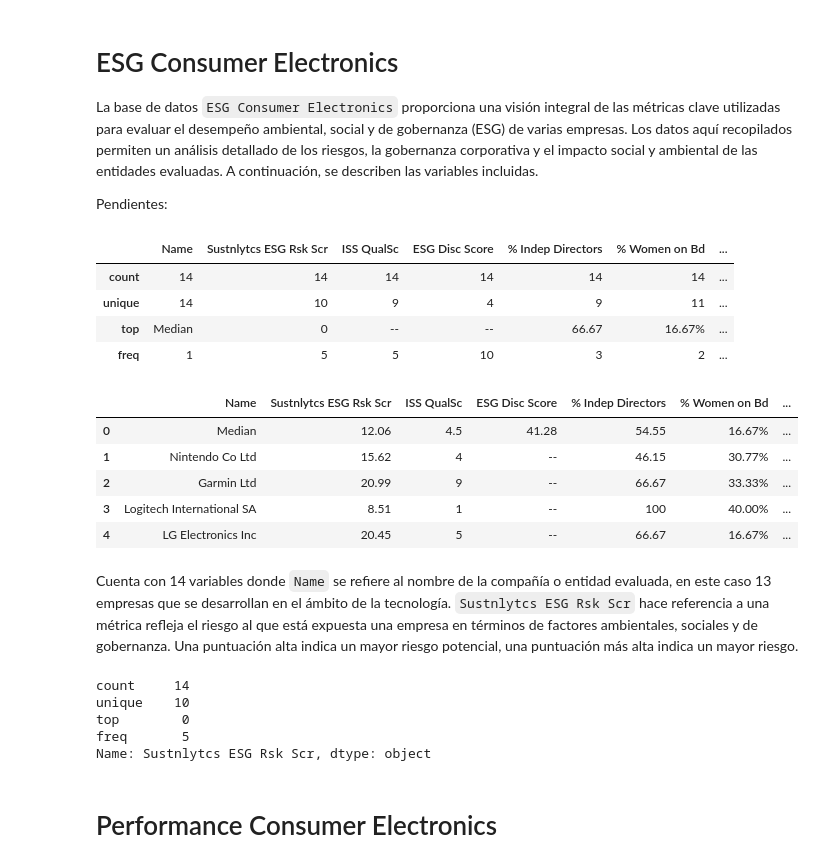
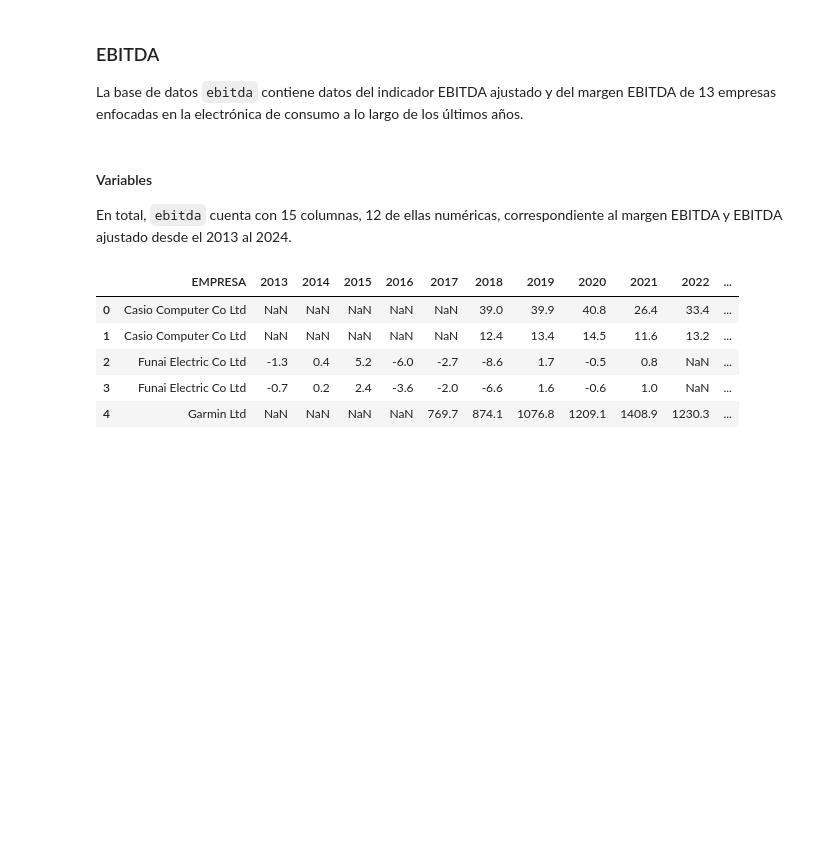
Before and after one commit to valentus-bq/valentus-bq.github.io, a Jupyter notebook: eda.ipynb, the cells around one changed output. Saved outputs shown, nothing was run; the diff lists cells and outputs as text; code cells hidden in the pictures; blank space fills up the shorter version.

```diff
--- a/eda.ipynb
+++ b/eda.ipynb
@@ -24,35 +19,20 @@ pce = pd.read_csv('data/performance consumer electronics.txt', delimiter = "\t")
-# %% [markdown]
-# ESG Consumer Electronics
-
-La base de datos `ESG Consumer Electronics` proporciona una visión integral de las métricas clave utilizadas para evaluar el desempeño ambiental, social y de gobernanza (ESG) de varias empresas. Los datos aquí recopilados permiten un análisis detallado de los riesgos, la gobernanza corporativa y el impacto social y ambiental de las entidades evaluadas. A continuación, se describen las variables incluidas.
-
-Pendientes:
-# %%
-df2.describe()
-# %% [output]
-|  | Name | Sustnlytcs ESG Rsk Scr | ISS QualSc | ESG Disc Score | % Indep Directors | % Women on Bd | ... |
-| count | 14 | 14 | 14 | 14 | 14 | 14 | ... |
-| unique | 14 | 10 | 9 | 4 | 9 | 11 | ... |
-| top | Median | 0 | -- | -- | 66.67 | 16.67% | ... |
-| freq | 1 | 5 | 5 | 10 | 3 | 2 | ... |
+# %%
+ebitda = pd.read_excel('dfs/ebitda_y.xlsx')
+esg = pd.read_csv('dfs/ESG consumer electronics.txt', sep='\t')
+# %% [markdown]
+### EBITDA
+
+La base de datos `ebitda` contiene datos del indicador EBITDA ajustado y del margen EBITDA de 13 empresas enfocadas en la electrónica de consumo a lo largo de los últimos años.
+# %% [markdown]
+#### Variables
+
+En total, `ebitda` cuenta con 15 columnas, 12 de ellas numéricas, correspondiente al margen EBITDA y EBITDA ajustado desde el 2013 al 2024.
 # %%
-df2.head()
+ebitda.head()
 # %% [output]
-|  | Name | Sustnlytcs ESG Rsk Scr | ISS QualSc | ESG Disc Score | % Indep Directors | % Women on Bd | ... |
-| 0 | Median | 12.06 | 4.5 | 41.28 | 54.55 | 16.67% | ... |
-| 1 | Nintendo Co Ltd | 15.62 | 4 | -- | 46.15 | 30.77% | ... |
-| 2 | Garmin Ltd | 20.99 | 9 | -- | 66.67 | 33.33% | ... |
-| 3 | Logitech International SA | 8.51 | 1 | -- | 100 | 40.00% | ... |
-| 4 | LG Electronics Inc | 20.45 | 5 | -- | 66.67 | 16.67% | ... |
+|  | EMPRESA | 2013 | 2014 | 2015 | 2016 | 2017 | 2018 | 2019 | 2020 | 2021 | 2022 | ... |
+| 0 | Casio Computer Co Ltd | NaN | NaN | NaN | NaN | NaN | 39.0 | 39.9 | 40.8 | 26.4 | 33.4 | ... |
+| 1 | Casio Computer Co Ltd | NaN | NaN | NaN | NaN | NaN | 12.4 | 13.4 | 14.5 | 11.6 | 13.2 | ... |
+| 2 | Funai Electric Co Ltd | -1.3 | 0.4 | 5.2 | -6.0 | -2.7 | -8.6 | 1.7 | -0.5 | 0.8 | NaN | ... |
+| 3 | Funai Electric Co Ltd | -0.7 | 0.2 | 2.4 | -3.6 | -2.0 | -6.6 | 1.6 | -0.6 | 1.0 | NaN | ... |
+| 4 | Garmin Ltd | NaN | NaN | NaN | NaN | 769.7 | 874.1 | 1076.8 | 1209.1 | 1408.9 | 1230.3 | ... |
-# %% [markdown]
-Cuenta con 14 variables donde `Name` se refiere al nombre de la compañía o entidad evaluada, en este caso 13 empresas que se desarrollan en el ámbito de la tecnología. `Sustnlytcs ESG Rsk Scr` hace referencia a una métrica refleja el riesgo al que está expuesta una empresa en términos de factores ambientales, sociales y de gobernanza. Una puntuación alta indica un mayor riesgo potencial, una puntuación más alta indica un mayor riesgo.
-# %%
-df2['Sustnlytcs ESG Rsk Scr'].describe()
-# %% [output]
-count     14
-unique    10
-top        0
-freq       5
-Name: Sustnlytcs ESG Rsk Scr, dtype: object
-# %% [markdown]
-# Performance Consumer Electronics
```
Also changed, not shown: parts of 22 cells of this notebook, 6 other files.
